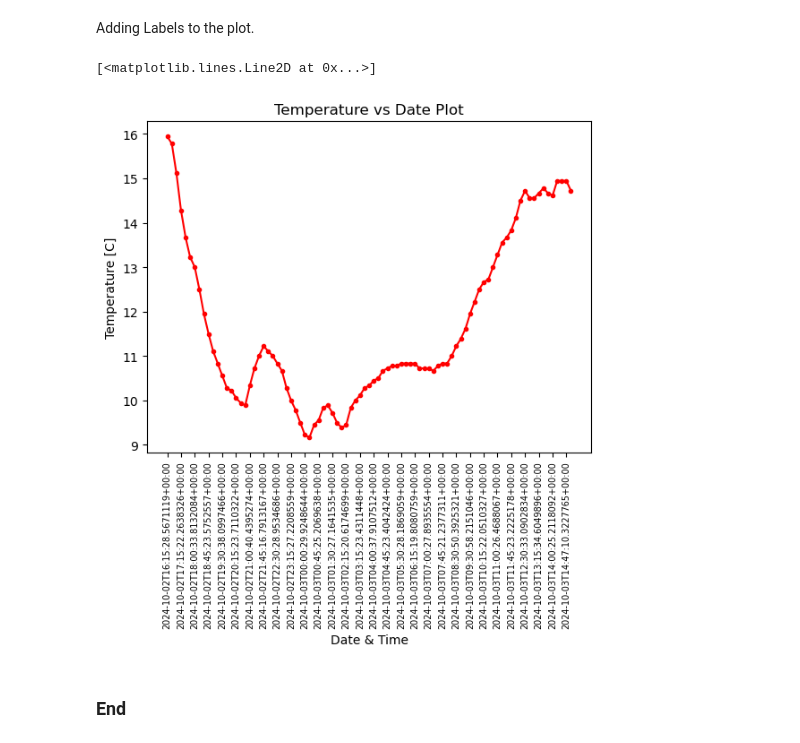
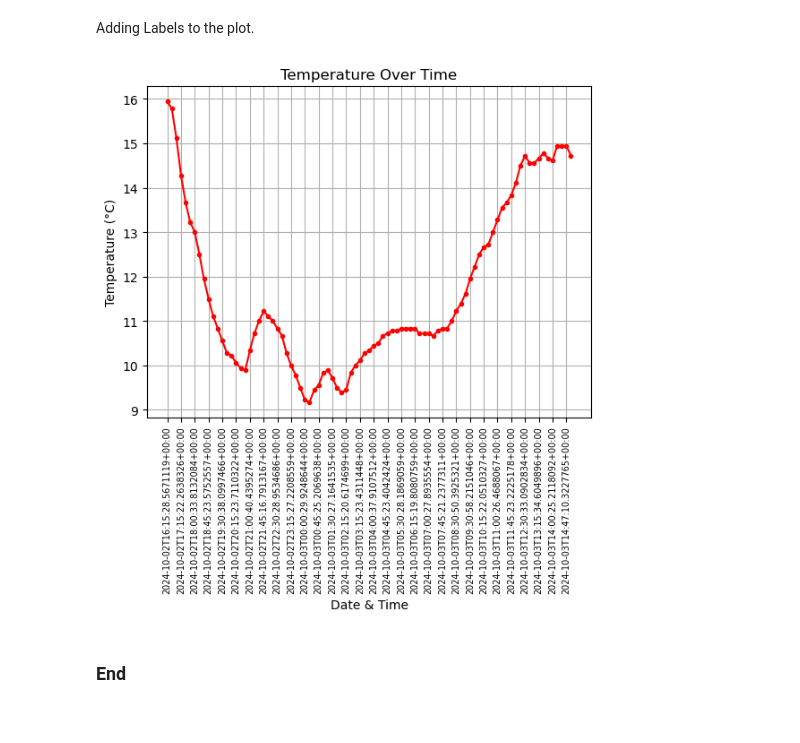
Before and after one commit to PCM11/PFDA---Assignments, a Jupyter notebook: assignment2-weather.ipynb, the cells around one changed output. Drawn from its saved outputs; the diff is of its cells as text; code cells hidden in the pictures.

```diff
--- a/assignment2-weather.ipynb
+++ b/assignment2-weather.ipynb
@@ -56,20 +56,19 @@ plt.show()
 Adding Labels to the plot.
 # %%
 
-
 plt.xlabel('Date & Time') # adding labels to x-axis
-plt.ylabel('Temperature [C]') # adding labels to y-axis
+plt.ylabel('Temperature (°C)') # adding labels to y-axis
 
 plt.xticks(np.arange(0, len(x)+1,3)) # change x-axis tick spacing.
 plt.xticks(rotation=90) # rotate x-axis label.
 
 plt.tick_params(axis='x', which='major', labelsize=7) # adjust x-axis label size
-plt.title("Temperature vs Date Plot") # Title
-
+plt.title("Temperature Over Time") # Title
+plt.grid(True)
 
 plt.plot(x, y, 'r.-')
+plt.savefig('img/temp_over_time')
 # %% [output]
-[<matplotlib.lines.Line2D at 0x...>]
-[figure, old version]
+[figure, new version]
 # %% [markdown]
 ### End
```
Also changed, not shown: 14 other files.
